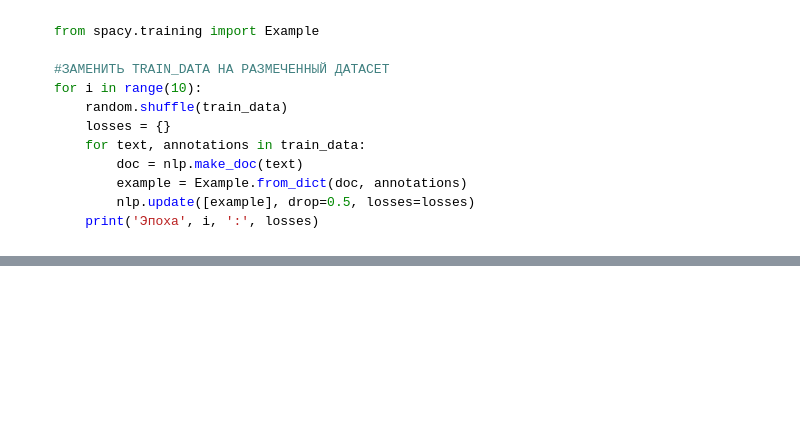
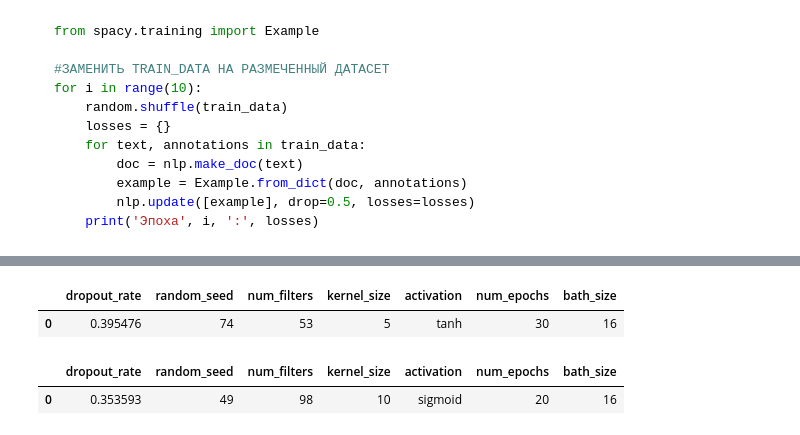
Before and after one commit to ThrallPraudmur/Transformers, a Jupyter notebook: L1ga_Project.ipynb, the cells around one changed output, grey strips where cells are left out. Saved outputs shown, nothing was run; the diff lists cells and outputs as text; code cells hidden in the pictures; blank space fills up the shorter version.

```diff
--- a/L1ga_Project.ipynb
+++ b/L1ga_Project.ipynb
@@ -457,0 +700,10 @@ data_to_train[['text', 'label', 'entlist']]
+# %%
+pd.DataFrame(best_params, index = [0]) #два свёрточных слоя 0.7809523940086365
+# %% [output]
+|  | dropout_rate | random_seed | num_filters | kernel_size | activation | num_epochs | bath_size |
+| 0 | 0.395476 | 74 | 53 | 5 | tanh | 30 | 16 |
+# %%
+pd.DataFrame(best_params, index = [0]) #один свёрточный слой 0.7904762029647827
+# %% [output]
+|  | dropout_rate | random_seed | num_filters | kernel_size | activation | num_epochs | bath_size |
+| 0 | 0.353593 | 49 | 98 | 10 | sigmoid | 20 | 16 |
```
Also changed, not shown: parts of 59 cells of this notebook.
